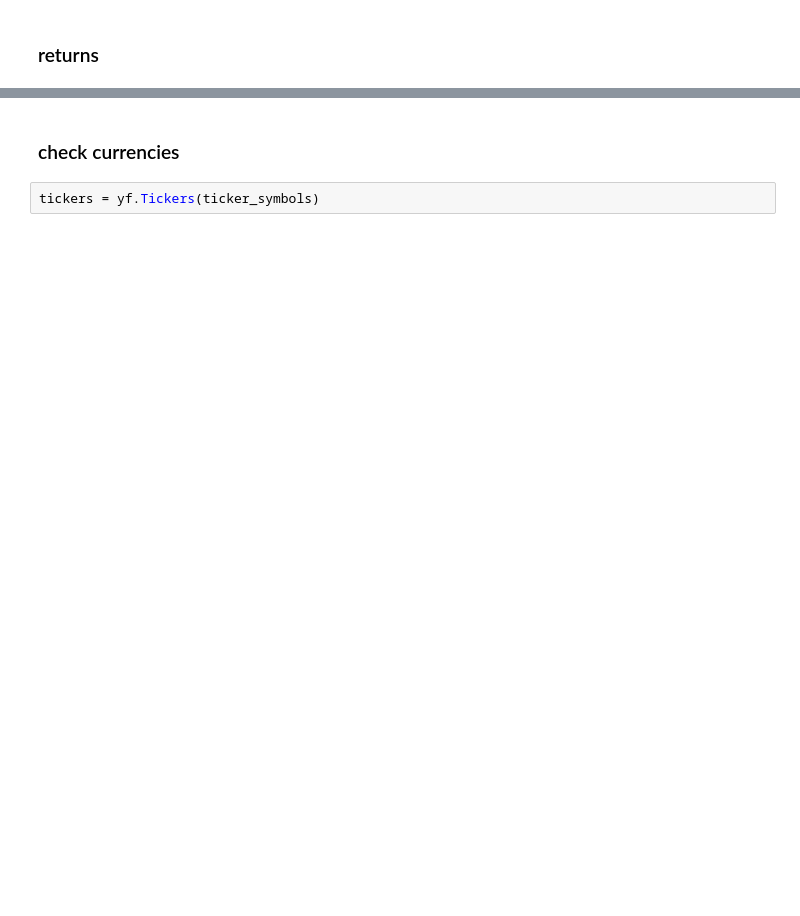
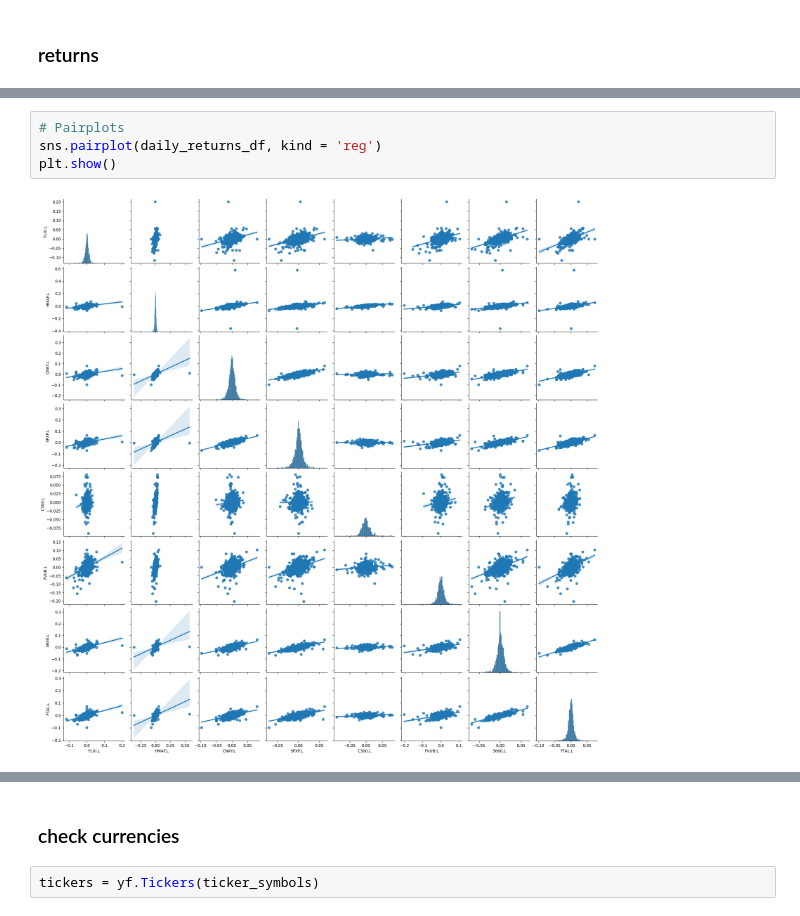
Before and after one commit to MarkEHolland/financial-newsfeed, a Jupyter notebook: notebooks/etf.ipynb, the cells around one changed output, grey strips where cells are left out. Saved outputs shown, nothing was run; the diff lists cells and outputs as text; blank space fills up the shorter version.

```diff
--- a/notebooks/etf.ipynb
+++ b/notebooks/etf.ipynb
@@ -89,0 +212,6 @@ yf_returns_df.tail(10)
+# %%
+# Pairplots
+sns.pairplot(daily_returns_df, kind = 'reg')
+plt.show()
+# %% [output]
+[figure, added]
```
Also changed, not shown: parts of 45 cells of this notebook.
